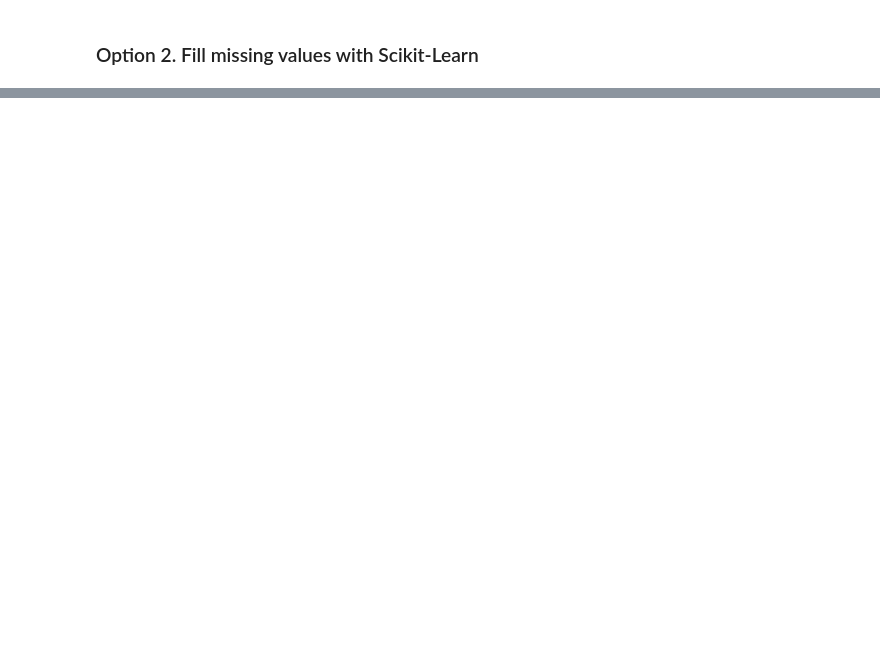
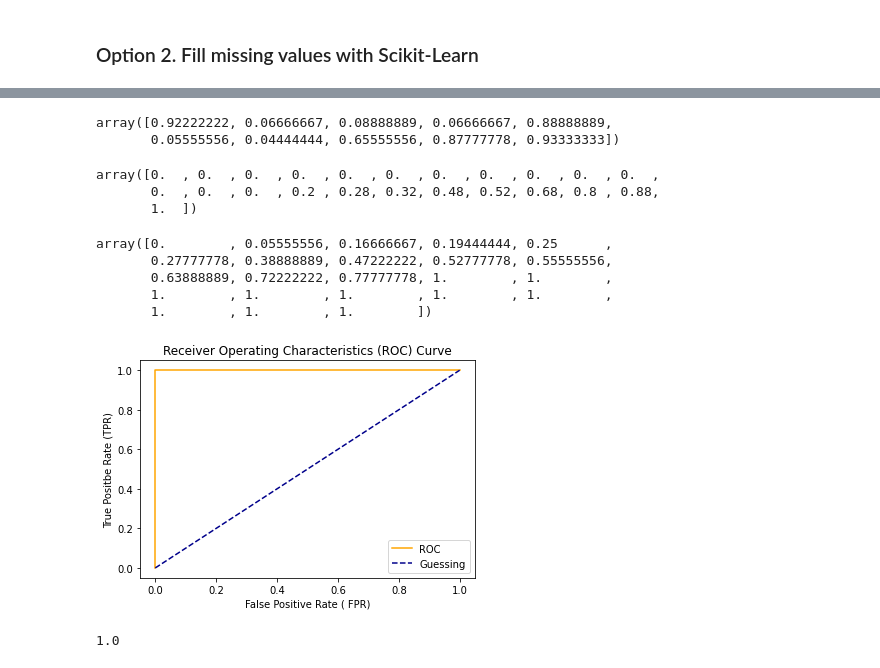
Before and after one commit to omsouravsharma/intro_to_scikit_learn, a Jupyter notebook: Intro_to_scikit_learn.ipynb, the cells around one changed output, grey strips where cells are left out. Saved outputs shown, nothing was run; the diff lists cells and outputs as text; code cells hidden in the pictures; blank space fills up the shorter version.

```diff
--- a/Intro_to_scikit_learn.ipynb
+++ b/Intro_to_scikit_learn.ipynb
@@ -582,0 +678,7 @@ transformed_X[:2]
+# %%
+X_train, X_test, y_train, y_test = train_test_split(X, y, test_size=0.2)
+# %%
+from sklearn.metrics import roc_curve
+
+y_probs = clf.predict_proba(X_test)
+y_probs[:10], len(y_probs)
@@ -582,0 +697,54 @@ transformed_X[:2]
+# %%
+y_probs_positve = y_probs[:, 1]
+y_probs_positve[:10]
+# %% [output]
+array([0.92222222, 0.06666667, 0.08888889, 0.06666667, 0.88888889,
+       0.05555556, 0.04444444, 0.65555556, 0.87777778, 0.93333333])
+# %%
+# Calcuate FPR, TPR and threshold
+
+fpr, tpr, threshold = roc_curve(y_test, y_probs_positve)
+
+# Check
+fpr
+# %% [output]
+array([0.  , 0.  , 0.  , 0.  , 0.  , 0.  , 0.  , 0.  , 0.  , 0.  , 0.  ,
+       0.  , 0.  , 0.  , 0.2 , 0.28, 0.32, 0.48, 0.52, 0.68, 0.8 , 0.88,
+       1.  ])
+# %%
+tpr
+# %% [output]
+array([0.        , 0.05555556, 0.16666667, 0.19444444, 0.25      ,
+       0.27777778, 0.38888889, 0.47222222, 0.52777778, 0.55555556,
+       0.63888889, 0.72222222, 0.77777778, 1.        , 1.        ,
+       1.        , 1.        , 1.        , 1.        , 1.        ,
+       1.        , 1.        , 1.        ])
+# %%
+# Create function for plotting ROC curve.
+
+import matplotlib.pyplot as plt
+
+def plot_roc_curve(fpr, tpr):
+    """
+    Plot ROC give fpr, tpr
+    """
+    # Plot ROC Curve
+    plt.plot(fpr, tpr, color ="orange", label= "ROC")
+    # Plot line
+    plt.plot([0,1],[0,1], color ="darkblue", linestyle = '--', label="Guessing")
+    #cutomized
+    plt.xlabel("False Positive Rate ( FPR)")
+    plt.ylabel("True Positbe Rate (TPR)")
+    plt.title("Receiver Operating Characteristics (ROC) Curve")
+    plt.legend()
+    plt.show()
+
+plot_roc_curve(fpr, tpr)
+# %% [output]
+[figure, added]
+# %%
+from sklearn.metrics import roc_auc_score
+
+roc_auc_score(y_test, y_probs_positve)
+# %% [output]
+1.0
```
Also changed, not shown: parts of 70 cells of this notebook.
